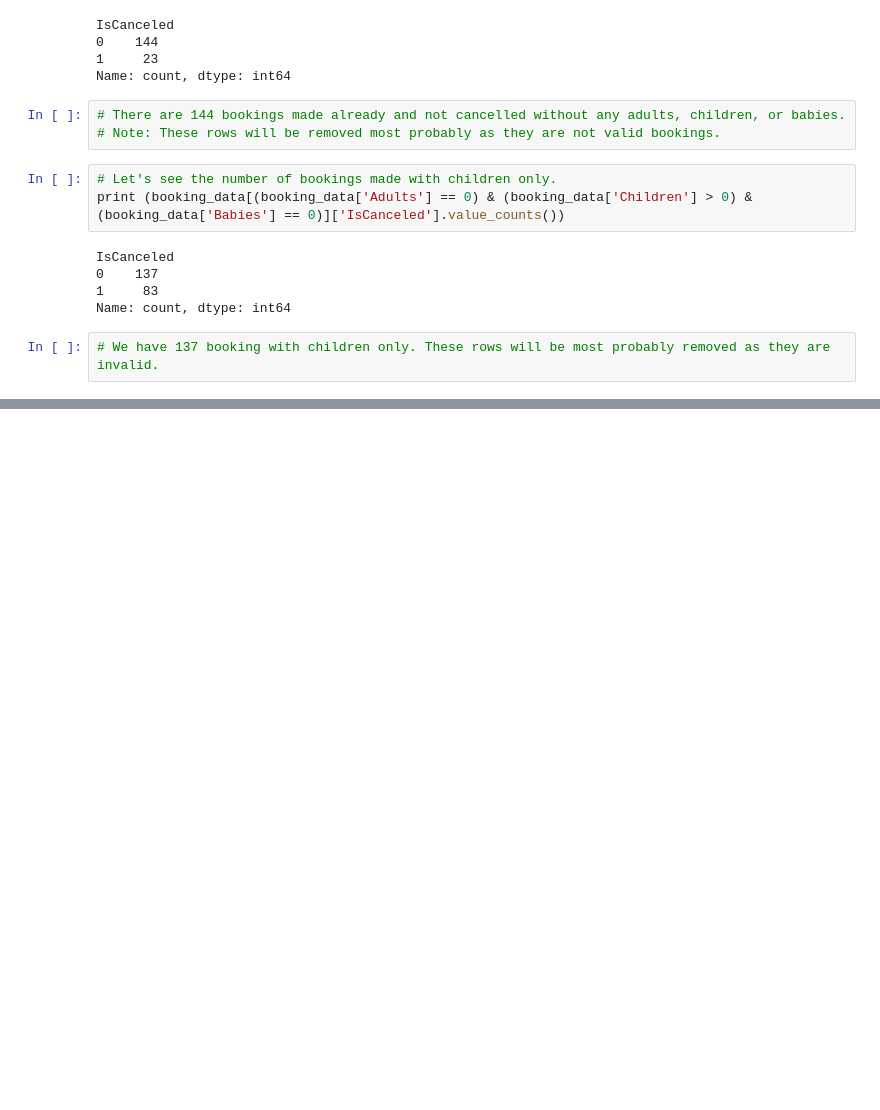
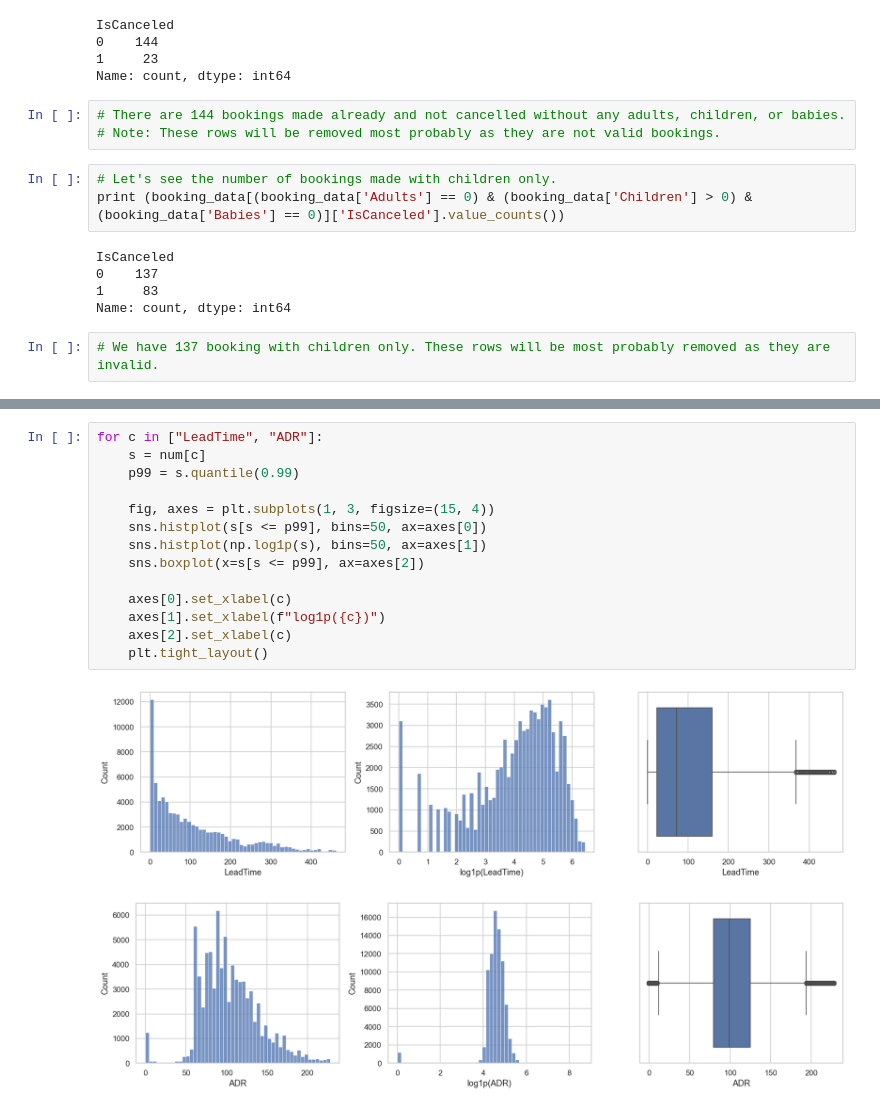
Before and after one commit to SeifShehta1/ML_Project, a Jupyter notebook: data_analysis/eda.ipynb, the cells around one changed output, grey strips where cells are left out. Drawn from its saved outputs; the diff is of its cells as text; blank space fills up the shorter version.

```diff
--- a/data_analysis/eda.ipynb
+++ b/data_analysis/eda.ipynb
@@ -191,0 +458,17 @@ Name: count, dtype: int64
+# %%
+for c in ["LeadTime", "ADR"]:
+    s = num[c]
+    p99 = s.quantile(0.99)
+
+    fig, axes = plt.subplots(1, 3, figsize=(15, 4))
+    sns.histplot(s[s <= p99], bins=50, ax=axes[0])
+    sns.histplot(np.log1p(s), bins=50, ax=axes[1])
+    sns.boxplot(x=s[s <= p99], ax=axes[2])
+
+    axes[0].set_xlabel(c)
+    axes[1].set_xlabel(f"log1p({c})")
+    axes[2].set_xlabel(c)
+    plt.tight_layout()
+# %% [output]
+[figure, added]
+[figure, added]
```
Also changed, not shown: parts of 34 cells of this notebook.
